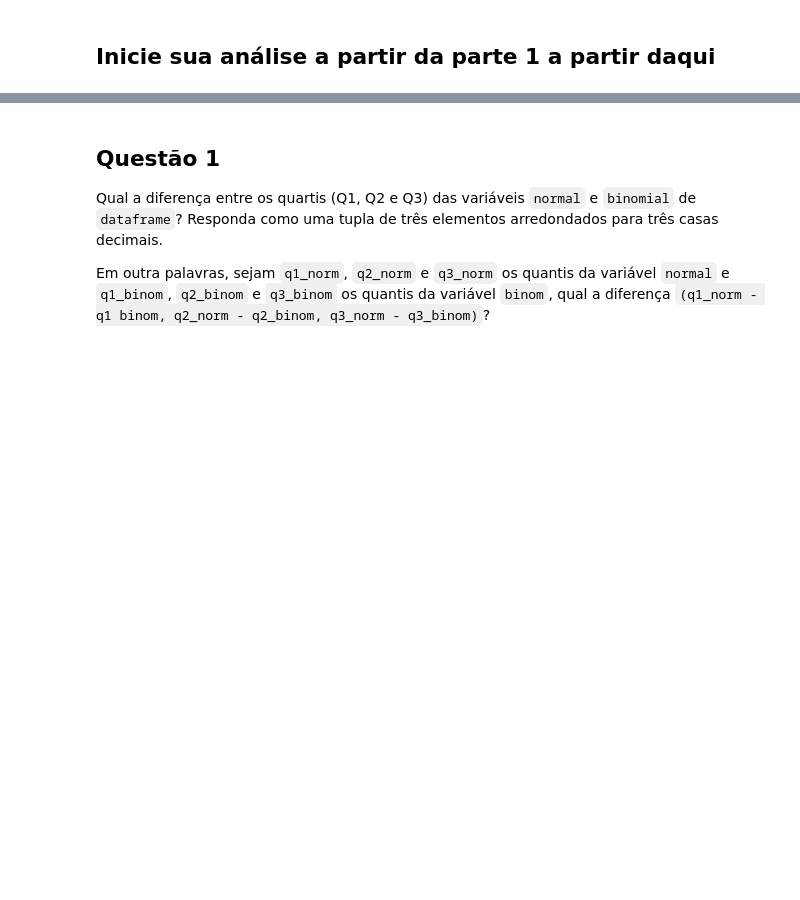
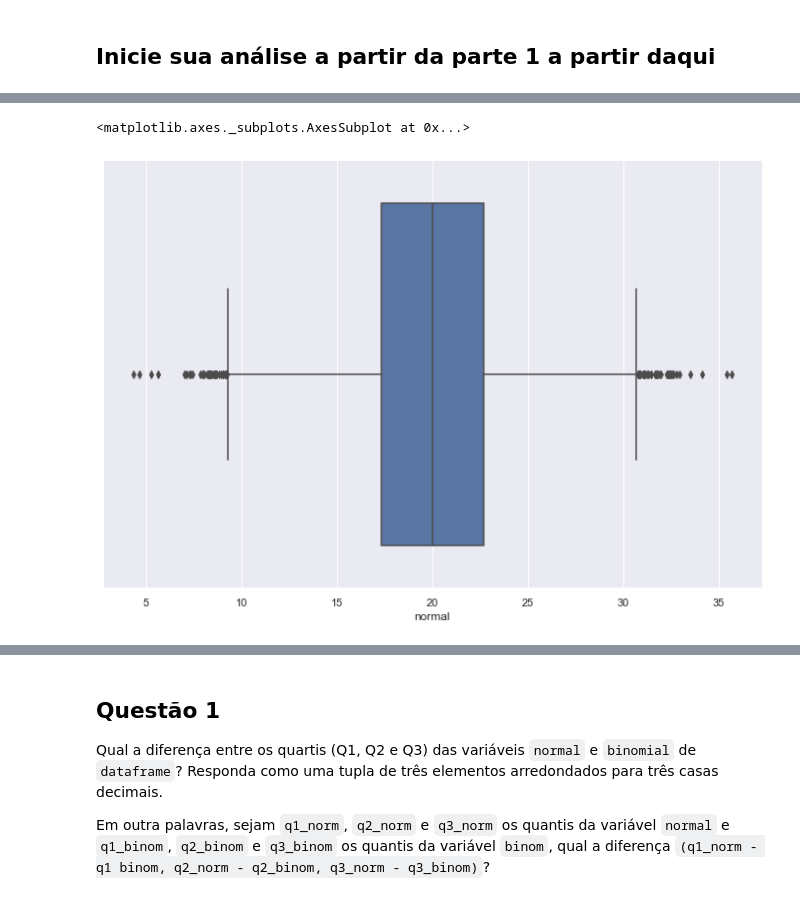
Before and after one commit to LucasDatilioCarderelli/Codenation, a Jupyter notebook: data-science-1/main.ipynb, the cells around one changed output, grey strips where cells are left out. Cells and saved outputs as stored; diff of their text form; code cells hidden in the pictures; blank space fills up the shorter version.

```diff
--- a/data-science-1/main.ipynb
+++ b/data-science-1/main.ipynb
@@ -41,0 +72,5 @@ dataframe = pd.DataFrame({"normal": sct.norm.rvs(20, 4, size=10000),
+# %%
+sns.boxplot(dataframe["normal"])
+# %% [output]
+<matplotlib.axes._subplots.AxesSubplot at 0x...>
+[figure, added]
```
Also changed, not shown: parts of 14 cells of this notebook.
